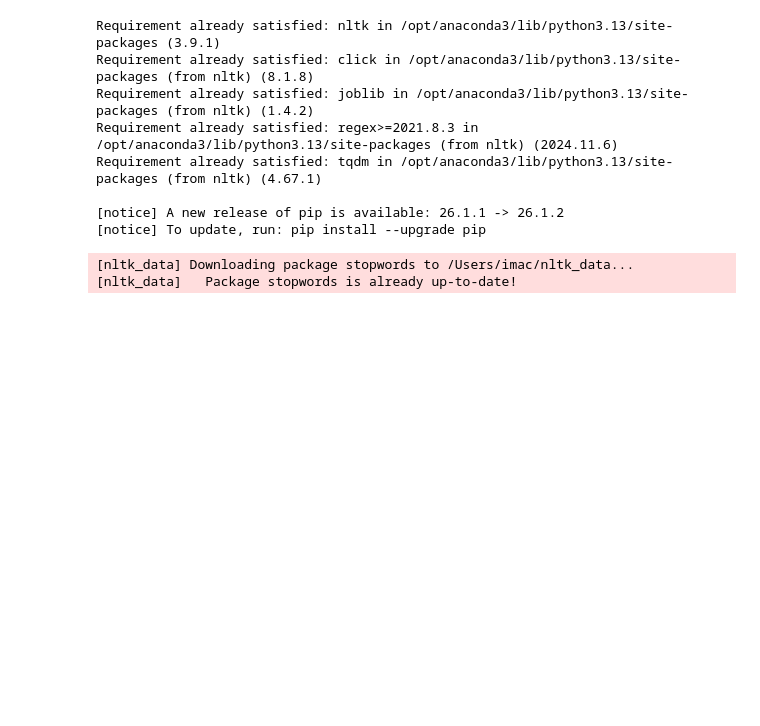
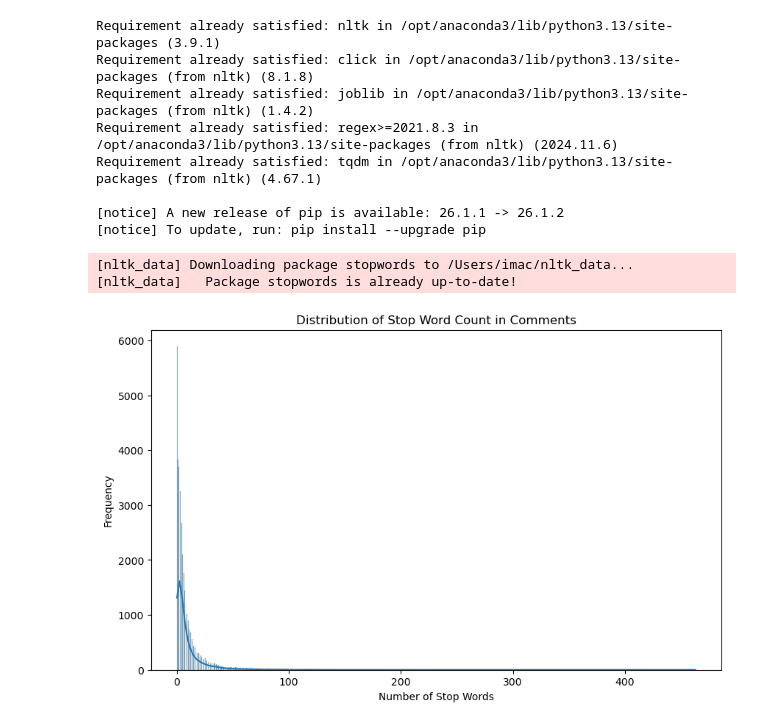
Before and after one commit to shovo896/Youtube_Sentiment_Insights, a Jupyter notebook: notebooks/preprocessing_and_eda.ipynb, the cells around one changed output. Cells and saved outputs as stored; diff of their text form; code cells hidden in the pictures; blank space fills up the shorter version.

```diff
--- a/notebooks/preprocessing_and_eda.ipynb
+++ b/notebooks/preprocessing_and_eda.ipynb
@@ -295,3 +295,13 @@ df['num_stop_words'] = df['clean_comment'].apply(lambda x: len([word for word in
 # %% [output]
 [nltk_data] Downloading package stopwords to /Users/imac/nltk_data...
 [nltk_data]   Package stopwords is already up-to-date!
+# %%
+# Create a distribution plot (displot) for the 'num_stop_words' column
+plt.figure(figsize=(10, 6))
+sns.histplot(df['num_stop_words'], kde=True)
+plt.title('Distribution of Stop Word Count in Comments')
+plt.xlabel('Number of Stop Words')
+plt.ylabel('Frequency')
+plt.show()
+# %% [output]
+[figure, added]
```
